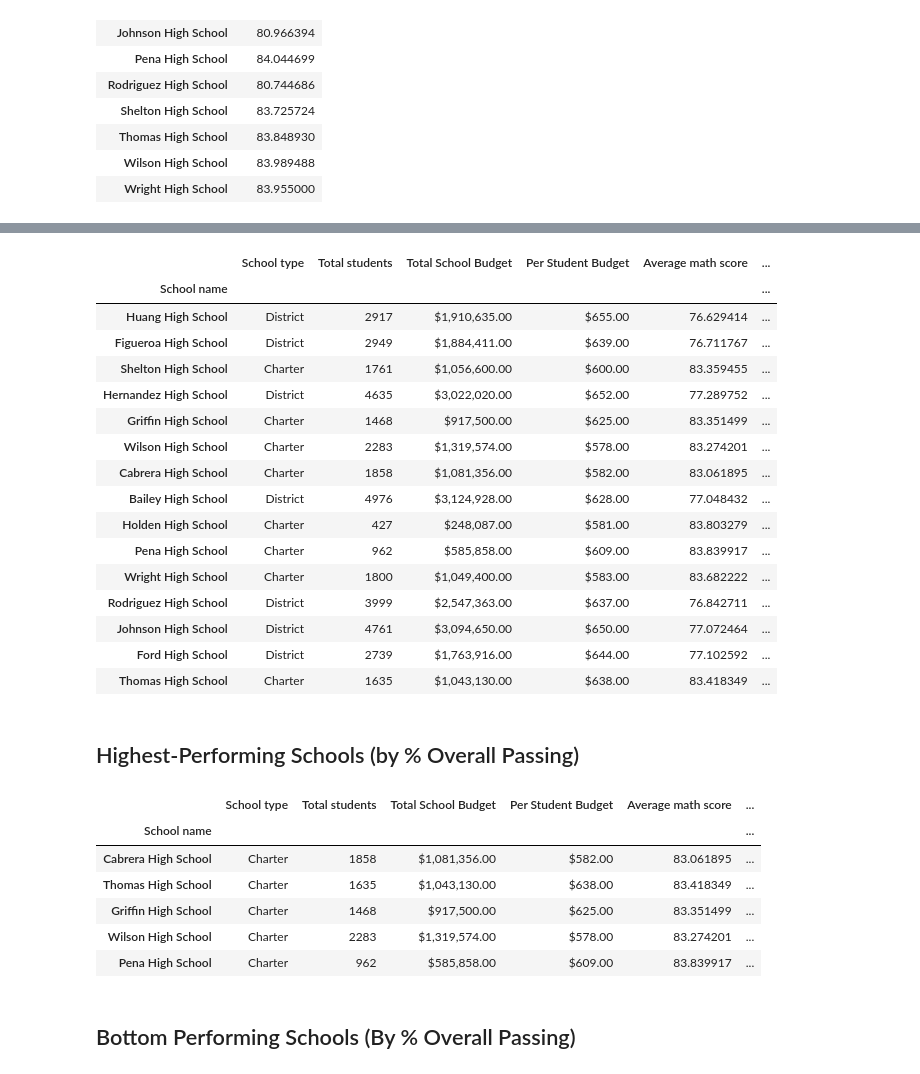
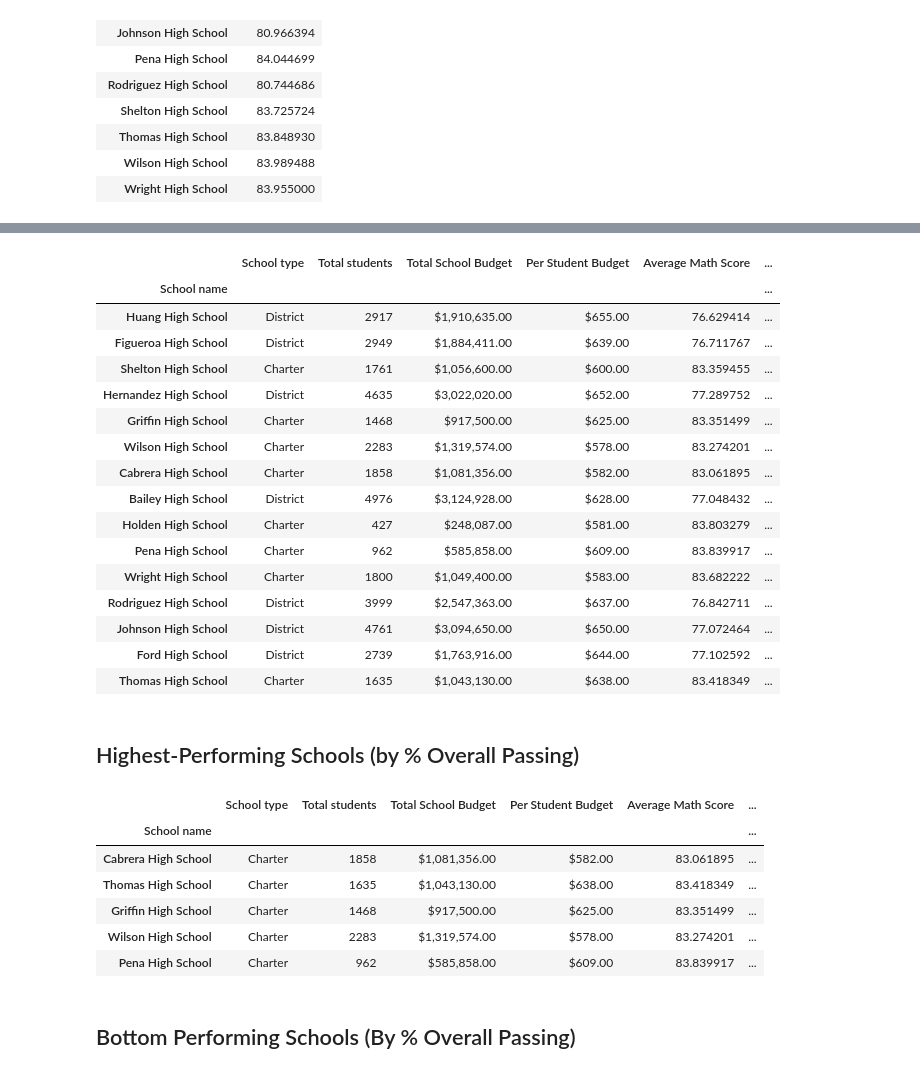
Before and after one commit to wemlaztdj/pandas-challenge, a Jupyter notebook: PyCitySchools/PyCitySchools_starter.ipynb, the cells around one changed output, grey strips where cells are left out. Cells and saved outputs as stored; diff of their text form; code cells hidden in the pictures.

Commit message:
Assemble spending_summary

```diff
--- a/PyCitySchools/PyCitySchools_starter.ipynb
+++ b/PyCitySchools/PyCitySchools_starter.ipynb
@@ -284,32 +284,33 @@ dtype: float64
 # %%
 # Create a DataFrame called `per_school_summary` with columns for the calculations above.
 per_sch_summary=school_data.rename(columns={'school_name':'School name',
                                             'type':'School type',
                                             'size':'Total students',
                                             'budget':'Total School Budget'
                                             })
 per_sch_summary = per_sch_summary[['School name','School type','Total students','Total School Budget','Per Student Budget']]
 per_sch_summary= per_sch_summary.set_index('School name')
-per_sch_summary['Average math score']=per_school_math['math_score']
-per_sch_summary['Average reading score']=per_school_reading['reading_score']
+per_sch_summary['Average Math Score']=per_school_math['math_score']
+per_sch_summary['Average Reading Score']=per_school_reading['reading_score']
 
 #per_sch_summary['overall passing']= school_students_passing_math_and_reading
 
-per_sch_summary['% passing math']= per_school_passing_math
-per_sch_summary['% passing reading']= per_school_passing_reading
-per_sch_summary['% overall passing']= overall_passing_rate
+per_sch_summary['% Passing Math']= per_school_passing_math
+per_sch_summary['% Passing Reading']= per_school_passing_reading
+per_sch_summary['% Overall Passing']= overall_passing_rate
 
-per_sch_summary
-per_school_summary = per_sch_summary
+# save per_sch_summary for later
+
+per_school_summary = per_sch_summary.copy()
 
 # # Formatting
 per_school_summary["Total School Budget"] = per_school_summary["Total School Budget"].map("${:,.2f}".format)
 per_school_summary["Per Student Budget"] = per_school_summary["Per Student Budget"].map("${:,.2f}".format)
 
 # # Display the DataFrame
 per_school_summary
 # %% [output]
-|  | School type | Total students | Total School Budget | Per Student Budget | Average math score | ... |
+|  | School type | Total students | Total School Budget | Per Student Budget | Average Math Score | ... |
 | School name |  |  |  |  |  | ... |
 | Huang High School | District | 2917 | $1,910,635.00 | $655.00 | 76.629414 | ... |
 | Figueroa High School | District | 2949 | $1,884,411.00 | $639.00 | 76.711767 | ... |
@@ -330,10 +331,10 @@ per_school_summary
 ## Highest-Performing Schools (by % Overall Passing)
 # %%
 # Sort the schools by `% Overall Passing` in descending order and display the top 5 rows.
-top_schools = per_school_summary.sort_values('% overall passing', ascending= False)
+top_schools = per_school_summary.sort_values('% Overall Passing', ascending= False)
 top_schools.head(5)
 # %% [output]
-|  | School type | Total students | Total School Budget | Per Student Budget | Average math score | ... |
+|  | School type | Total students | Total School Budget | Per Student Budget | Average Math Score | ... |
 | School name |  |  |  |  |  | ... |
 | Cabrera High School | Charter | 1858 | $1,081,356.00 | $582.00 | 83.061895 | ... |
 | Thomas High School | Charter | 1635 | $1,043,130.00 | $638.00 | 83.418349 | ... |
```
Also changed, not shown: parts of 4 cells of this notebook.
